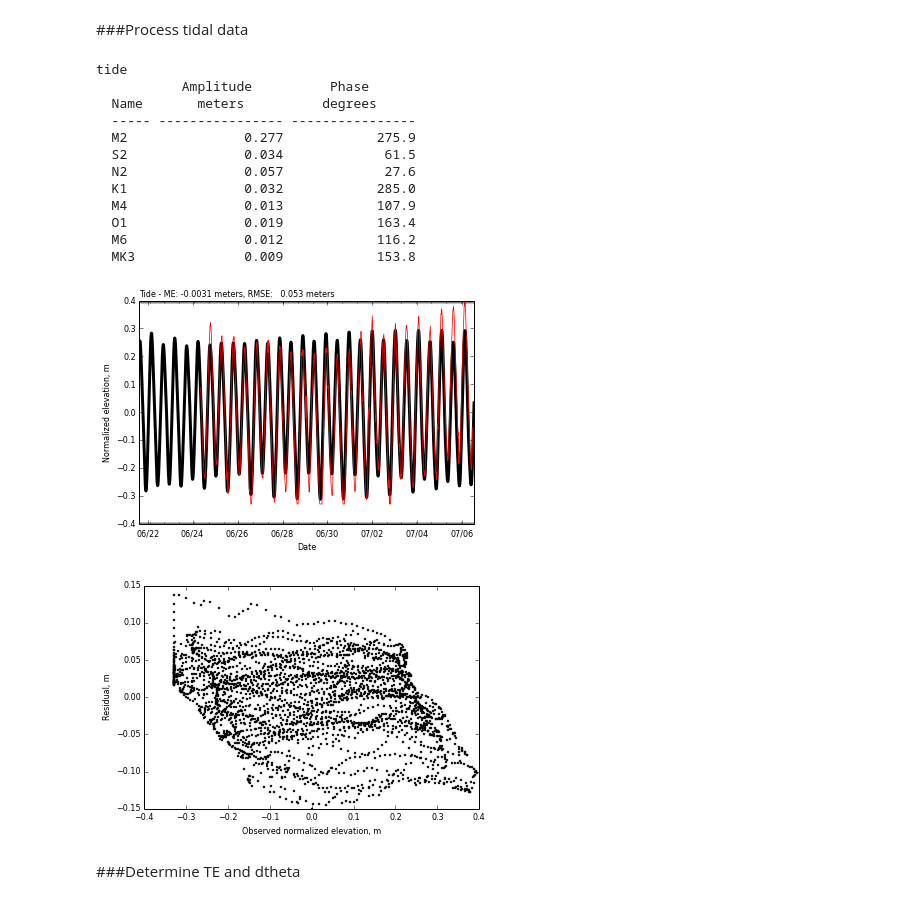
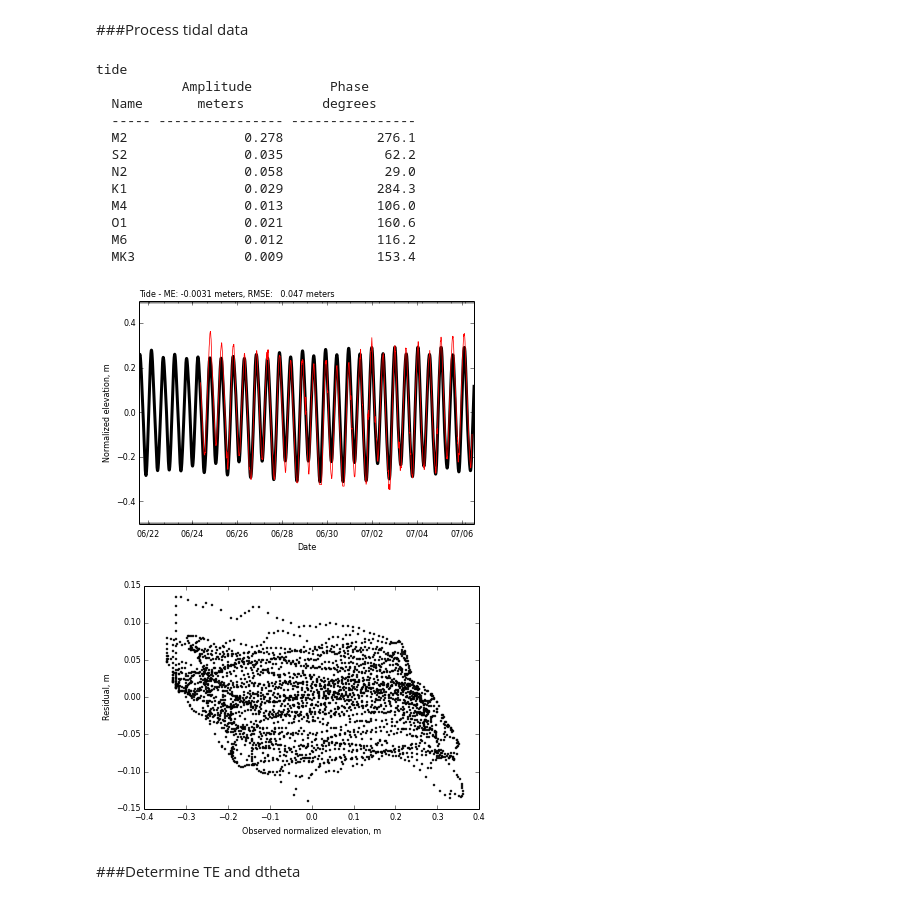
Before and after one commit to jdhughes-usgs/IPyNB, a Jupyter notebook: Tidal/FerrisTidalDataAnalysis_DE.ipynb, the cells around one changed output. Drawn from its saved outputs; the diff is of its cells as text; code cells hidden in the pictures.

```diff
--- a/Tidal/FerrisTidalDataAnalysis_DE.ipynb
+++ b/Tidal/FerrisTidalDataAnalysis_DE.ipynb
@@ -5,12 +5,13 @@ import sys
 import math
 import datetime
 import pandas as pd
+import scipy.signal as signl
 import scipy.linalg as splin
 import scipy.optimize as sciopt
 from matplotlib import dates as mdates
 #--default matplotlib
 rcParams['mathtext.default'] = 'regular'
-rcParams['legend.fontsize']  = 8
+rcParams['legend.fontsize']  = 7
 rcParams['axes.labelsize']   = 8
 rcParams['xtick.labelsize']  = 8
 rcParams['ytick.labelsize']  = 8
@@ -163,14 +164,13 @@ def parse_data(fname):
     dtime = array(dtime)
     stage = array(stage)
     stage -= average(stage)
+    stage = signl.detrend(stage)
     return dtime, stage
 # %%
 data_dir = os.path.join('data')
 tide_file = 'DE_Tide.csv'
-#tide_file = 'VAKey_6min.csv'
 cat_file = 'DE_Catalog.csv'
 tide_datetime, tide_v = parse_data(os.path.join(data_dir,tide_file))
-#tide_v /= 3.28081
 tide = ['tide', 0.0, tide_datetime, tide_v]
 time_min = tide_datetime[0]
 time_max = tide_datetime[-1]
@@ -180,6 +180,8 @@ gw_data = []
 for line in fo:
     if len(line) < 1:
         break
+    if line[0] == '#':
+        continue
     tc = line.strip().replace(' ','').split(',')
     station = tc[0]
     x = float(tc[2])
@@ -199,9 +201,14 @@ time_all = array(time_all)
 #--plot raw normalized data
 ax = subplot(1,1,1)
 dtime, dv = tide[2], tide[3]
-ax.plot(dtime, dv, linewidth=1.0)
-for [station,x,gtime,gv] in gw_data:
-    ax.plot(gtime, gv, linewidth=1.0)
+ax.plot(dtime, dv, linewidth=1.0, color='black', label='Tide')
+nstat = len(gw_data)
+for istat,[station,x,gtime,gv] in enumerate(gw_data):
+    fcolor = float(istat) / float(nstat)
+    ax.plot(gtime, gv, linewidth=1.0, color=cm.jet_r(fcolor), label=station)
 set_daysFmt(ax)
+l = ax.legend(loc='best',ncol=5)
+l.draw_frame(False)
+ax.set_ylim(-0.5,0.5)
 show()
 # %% [output]
@@ -223,10 +230,10 @@ def calculate_t(datetime_in):
 # %% [markdown]
 ###Function to recreate time series, calculate l2 norm, and calculate error
 # %%
-def create_signal(pharmonics,t_cs):
+def create_signal(tconstituents,t_cs):
     nsamples = t_cs.shape
     v_out = zeros(nsamples, float)
-    for idx,[c,period,a,theta,te,phase] in enumerate(pharmonics):
+    for idx,[c,period,a,theta,te,phase] in enumerate(tconstituents):
         period *= 60. * 60.
         fr = 1. / period
         omega = 2. * pi * fr
@@ -234,9 +241,9 @@ def create_signal(pharmonics,t_cs):
         phase *= pi / 180.
         v_out += te * a * cos(omega*t_cs - theta - phase)
     return v_out
-def signal_error(pharmonics,datetime_se,obsv):
+def signal_error(tconstituents,datetime_se,obsv):
     t_se = calculate_t(datetime_se)
-    simv = create_signal(pharmonics,t_se)
+    simv = create_signal(tconstituents,t_se)
     resid = subtract(simv,obsv)
     me = average(resid)
     rmse = std(resid)
@@ -247,45 +254,46 @@ def signal_error(pharmonics,datetime_se,obsv):
 #--process tide
 station = 'tide'
 t = calculate_t(tide_datetime)
-tide_alpha, tide_theta = harmonic_analysis(station,harmonics,t,tide_v,print_results=True)
+tide_alpha, tide_theta = harmonic_analysis(station,species,t,tide_v,print_results=True)
 #--plot simulated and observed tide
 pt = calculate_t(time_all)
 harmonic_results = []
-for idx,[c,period,a,tv] in enumerate(harmonics):
+for idx,[c,period] in enumerate(species):
     harmonic_results.append([c, period, tide_alpha[idx], tide_theta[idx], 1.0, 0.0])
 dsec = (time_min-dtime[0]).total_seconds()
 pt += dsec
 vr = create_signal(harmonic_results,pt)
 vr_paired = create_signal(harmonic_results,t)
 me, rmse = signal_error(harmonic_results,tide_datetime,tide_v)
 ctxt = '{0} - ME: {1:7.2g} meters, RMSE: {2:7.2g} meters'.format('Tide', me, rmse)
 ax = subplot(1,1,1)
 ax.plot(time_all, vr, linewidth=3.0, color='black', zorder=9)
 ax.plot(tide_datetime, tide_v, linewidth=0.75, color='red', zorder=10)
 ax.text(0.0, 1.01, ctxt, ha='left', va='bottom', size=8, transform=ax.transAxes)
 set_daysFmt(ax)
 xlabel('Date')
 ylabel('Normalized elevation, m')
+ax.set_ylim(-0.5,0.5)
 show()
 ax = subplot(1,1,1)
 ax.plot(tide_v, (vr_paired-tide_v), linewidth=0.0, marker='o', markersize=2, color='black')
 xlabel('Observed normalized elevation, m')
 ylabel('Residual, m')
 show()
 # %% [output]
 tide
            Amplitude          Phase
   Name       meters          degrees
   ----- ---------------- ----------------
-  M2               0.277            275.9
-  S2               0.034             61.5
-  N2               0.057             27.6
-  K1               0.032            285.0
-  M4               0.013            107.9
-  O1               0.019            163.4
+  M2               0.278            276.1
+  S2               0.035             62.2
+  N2               0.058             29.0
+  K1               0.029            284.3
+  M4               0.013            106.0
+  O1               0.021            160.6
   M6               0.012            116.2
-  MK3              0.009            153.8
+  MK3              0.009            153.4
-[figure, old version]
+[figure, new version]
-[figure, old version]
+[figure, new version]
 # %% [markdown]
 ###Determine TE and dtheta
```
Also changed, not shown: parts of 11 cells of this notebook, 11 other files.
